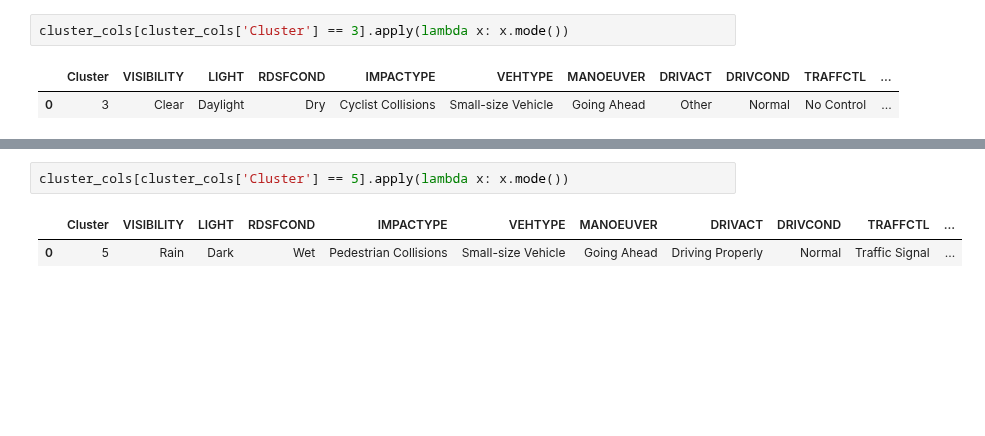
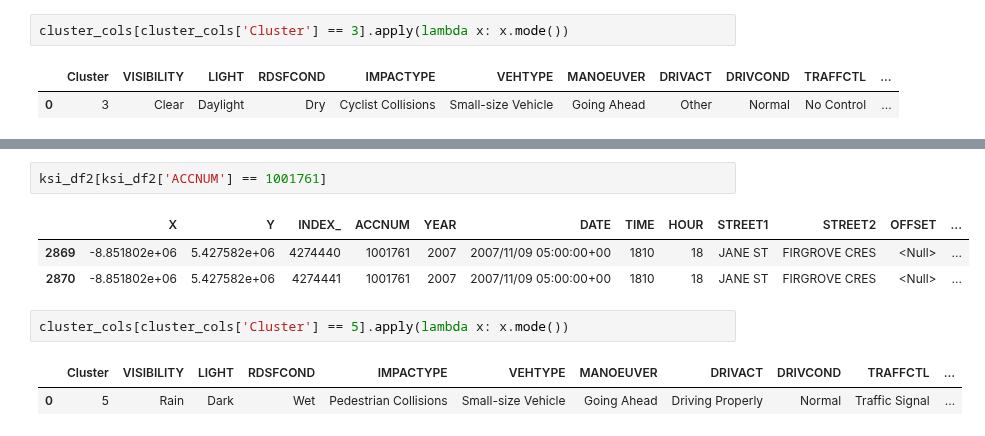
Before and after one commit to Vincent-Kwan/Safe-Roads-Competition, a Jupyter notebook: Clustering.ipynb, the cells around one changed output, grey strips where cells are left out. Cells and saved outputs as stored; diff of their text form; blank space fills up the shorter version.

Commit message:
Investigating ACCNUM 1001761

```diff
--- a/Clustering.ipynb
+++ b/Clustering.ipynb
@@ -168,6 +168,12 @@ cluster_cols[cluster_cols['Cluster'] == 4].apply(lambda x: x.mode())
 # %% [output]
 |  | Cluster | VISIBILITY | LIGHT | RDSFCOND | IMPACTYPE | VEHTYPE | MANOEUVER | DRIVACT | DRIVCOND | TRAFFCTL | ... |
 | 0 | 4 | Clear | Dark | Dry | Pedestrian Collisions | Small-size Vehicle | Going Ahead | Speeding | Ability Impaired (Drugs/Alcohol) | No Control | ... |
+# %%
+ksi_df2[ksi_df2['ACCNUM'] == 1001761]
+# %% [output]
+|  | X | Y | INDEX_ | ACCNUM | YEAR | DATE | TIME | HOUR | STREET1 | STREET2 | OFFSET | ... |
+| 2869 | -8.851802e+06 | 5.427582e+06 | 4274440 | 1001761 | 2007 | 2007/11/09 05:00:00+00 | 1810 | 18 | JANE ST | FIRGROVE CRES | <Null> | ... |
+| 2870 | -8.851802e+06 | 5.427582e+06 | 4274441 | 1001761 | 2007 | 2007/11/09 05:00:00+00 | 1810 | 18 | JANE ST | FIRGROVE CRES | <Null> | ... |
 # %%
 cluster_cols[cluster_cols['Cluster'] == 5].apply(lambda x: x.mode())
 # %% [output]
```
